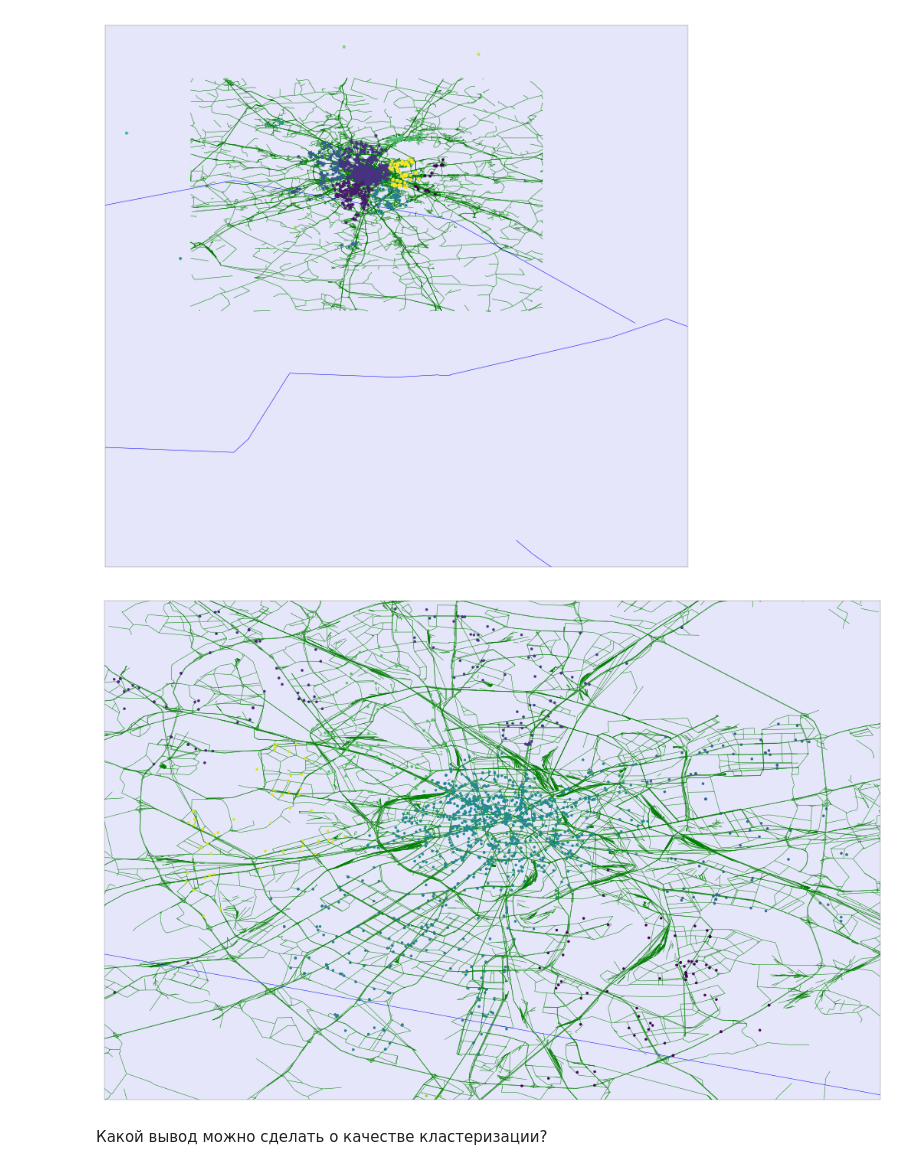
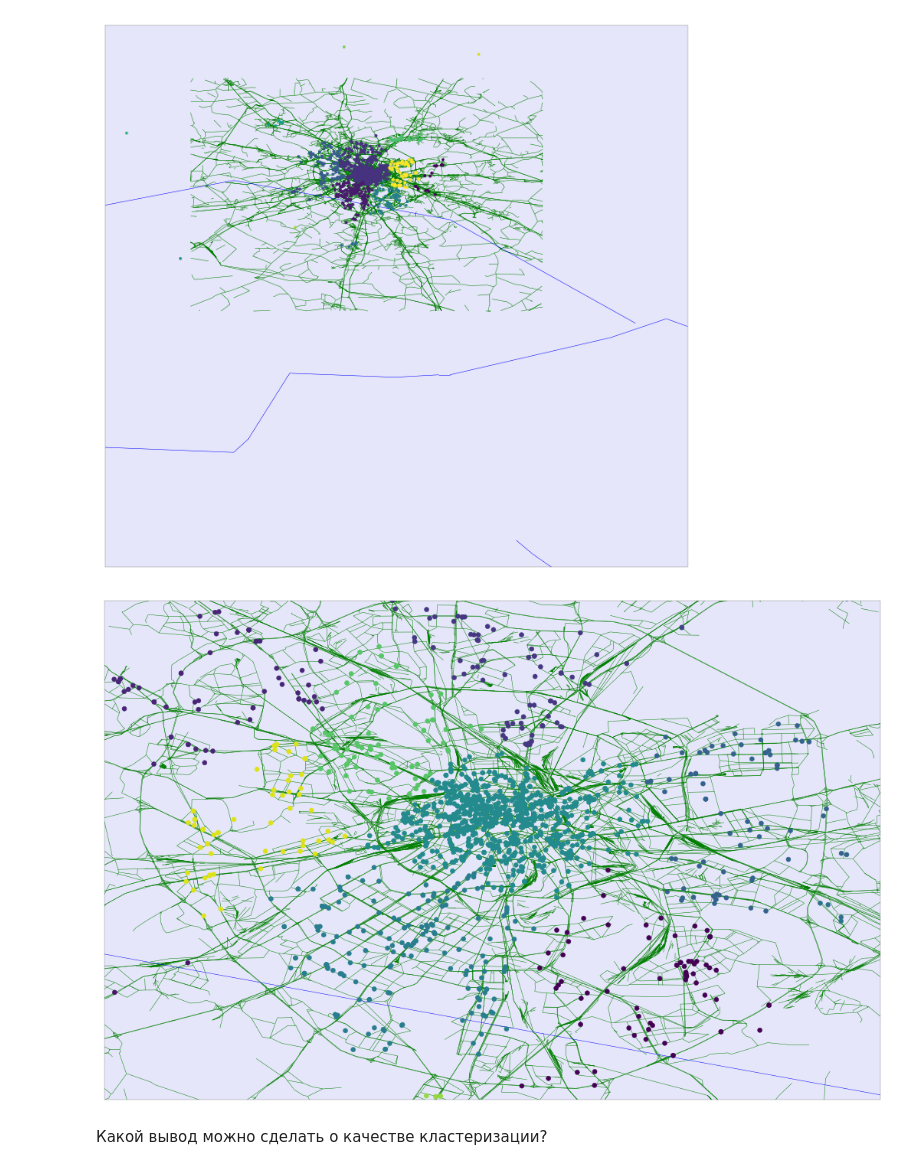
Before and after one commit to rogachevav/ml_hw2, a Jupyter notebook: hw2_rogachev.ipynb, the cells around one changed output. Drawn from its saved outputs; the diff is of its cells as text; code cells hidden in the pictures.

```diff
--- a/hw2_rogachev.ipynb
+++ b/hw2_rogachev.ipynb
@@ -664,30 +717,30 @@ pl.show()
 # %%
 y3 = AgglomerativeClustering(n_clusters=20, linkage='average').fit_predict(x2)
 
 pl.figure(figsize=(20,12))
 _CENTER_LAT, _CENTER_LON = 55.750475, 37.619020
 _LEFT_CORNER_LAT, _LEFT_CORNER_LON =  55.564141, 37.344362
 _RIGHT_CORNER_LAT, _RIGHT_CORNER_LON = 55.908930, 37.879945
 m = bm.Basemap(projection='cyl',#cass
             lat_0=_CENTER_LAT, lon_0=_CENTER_LON,
             llcrnrlon=_LEFT_CORNER_LON, llcrnrlat= _LEFT_CORNER_LAT, urcrnrlon=_RIGHT_CORNER_LON, urcrnrlat=_RIGHT_CORNER_LAT)
 
 
 #m = bm.Basemap(projection='cyl', llcrnrlat=min(x_msk[:, 0]) - 0.1, urcrnrlat=max(x_msk[:, 0]) + 0.1, llcrnrlon=min(x_msk[:, 1]) - 0.1, urcrnrlon=max(x_msk[:, 1]) + 0.1, resolution='c')
 m.readshapefile('moscow_russia.imposm-shapefiles/moscow_russia_osm_roads_gen1', 'areas', color='green')
 
 m.drawcountries(linewidth=0.2)
 m.fillcontinents(color='lavender', lake_color='#000040')
 m.drawmapboundary(linewidth=0.2, fill_color='#000040')
 m.drawparallels(np.arange(-90,90,30),labels=[0,0,0,0], color='white', linewidth=0.5)
 m.drawmeridians(np.arange(0,360,30),labels=[0,0,0,0], color='white', linewidth=0.5)
 m.drawrivers(color='#0000ff')
 
-m.scatter(x2[:, 1], x2[:,0], c = y3, zorder=10, marker='.')
+m.scatter(x2[:, 1], x2[:,0], c = y3, zorder=10, marker='o')
 
 pl.show()
 # %% [output]
-[figure, old version]
+[figure, new version]
 # %% [markdown]
 Какой вывод можно сделать о качестве кластеризации?
 # %% [markdown]
```
Also changed, not shown: parts of 7 cells of this notebook.
